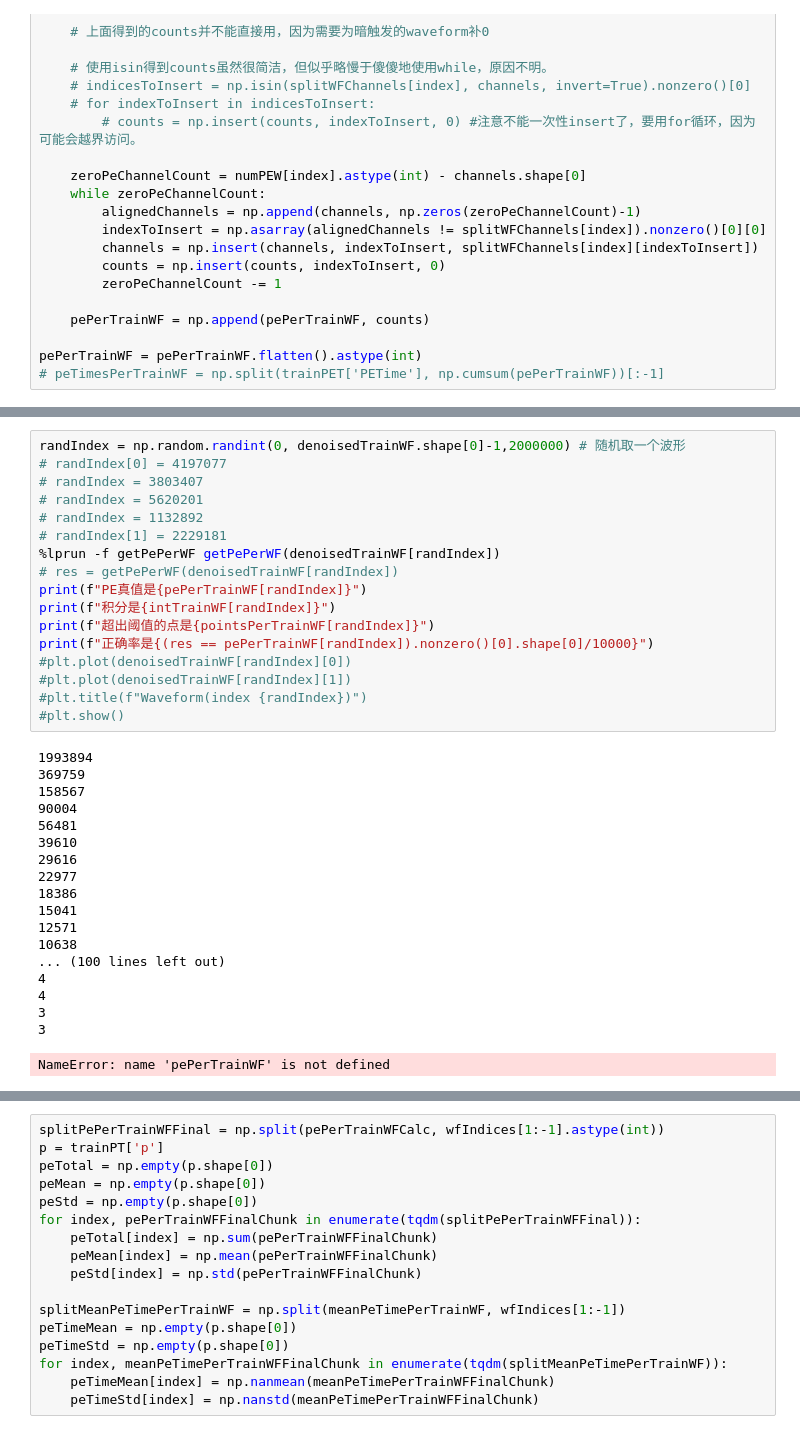
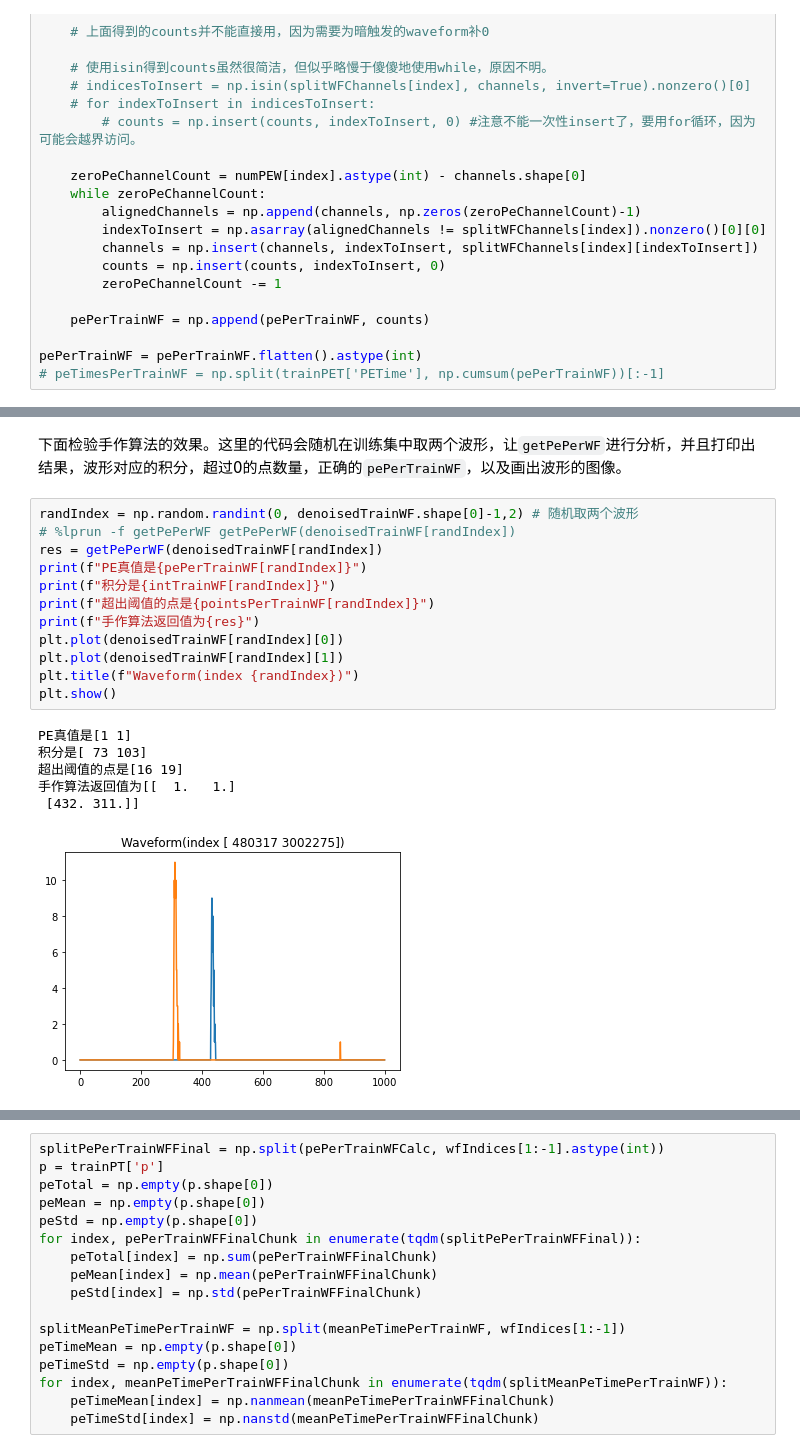
Before and after one commit to haimengzhao/juno-reconstruction, a Jupyter notebook: model.ipynb, the cells around one changed output, grey strips where cells are left out. Saved outputs shown, nothing was run; the diff lists cells and outputs as text.

```diff
--- a/model.ipynb
+++ b/model.ipynb
@@ -102,37 +123,22 @@ pointsPerTrainWF = np.sum(denoisedTrainWF > 0, axis=1)
+# %% [markdown]
+下面检验手作算法的效果。这里的代码会随机在训练集中取两个波形，让`getPePerWF`进行分析，并且打印出结果，波形对应的积分，超过0的点数量，正确的`pePerTrainWF`，以及画出波形的图像。
 # %%
-randIndex = np.random.randint(0, denoisedTrainWF.shape[0]-1,2000000) # 随机取一个波形
-# randIndex[0] = 4197077
-# randIndex = 3803407
-# randIndex = 5620201
-# randIndex = 1132892
-# randIndex[1] = 2229181
-%lprun -f getPePerWF getPePerWF(denoisedTrainWF[randIndex])
-# res = getPePerWF(denoisedTrainWF[randIndex])
+randIndex = np.random.randint(0, denoisedTrainWF.shape[0]-1,2) # 随机取两个波形
+# %lprun -f getPePerWF getPePerWF(denoisedTrainWF[randIndex])
+res = getPePerWF(denoisedTrainWF[randIndex])
 print(f"PE真值是{pePerTrainWF[randIndex]}")
 print(f"积分是{intTrainWF[randIndex]}")
 print(f"超出阈值的点是{pointsPerTrainWF[randIndex]}")
-print(f"正确率是{(res == pePerTrainWF[randIndex]).nonzero()[0].shape[0]/10000}")
-#plt.plot(denoisedTrainWF[randIndex][0])
-#plt.plot(denoisedTrainWF[randIndex][1])
-#plt.title(f"Waveform(index {randIndex})")
-#plt.show()
+print(f"手作算法返回值为{res}")
+plt.plot(denoisedTrainWF[randIndex][0])
+plt.plot(denoisedTrainWF[randIndex][1])
+plt.title(f"Waveform(index {randIndex})")
+plt.show()
 # %% [output]
-1993894
-369759
-158567
-90004
-56481
-39610
-29616
-22977
-18386
-15041
-12571
-10638
-... (100 lines left out)
-4
-4
-3
-3
+PE真值是[1 1]
+积分是[ 73 103]
+超出阈值的点是[16 19]
+手作算法返回值为[[  1.   1.]
+ [432. 311.]]
-NameError: name 'pePerTrainWF' is not defined
+[figure, added]
 # %% [markdown]
```
Also changed, not shown: parts of 37 cells of this notebook, 6 other files.
